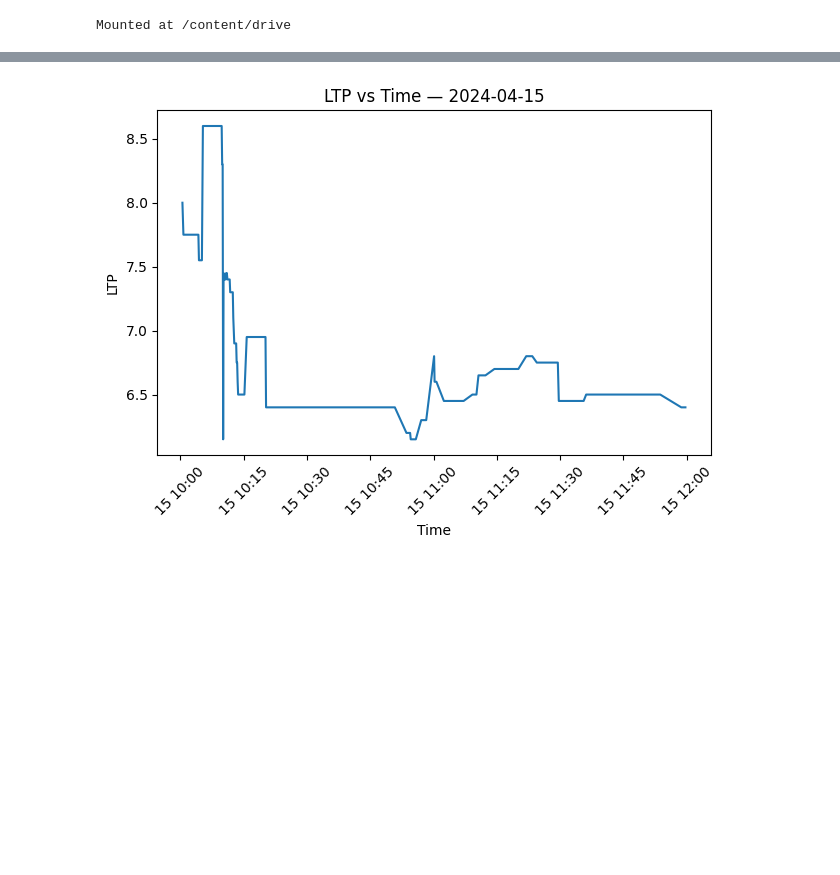
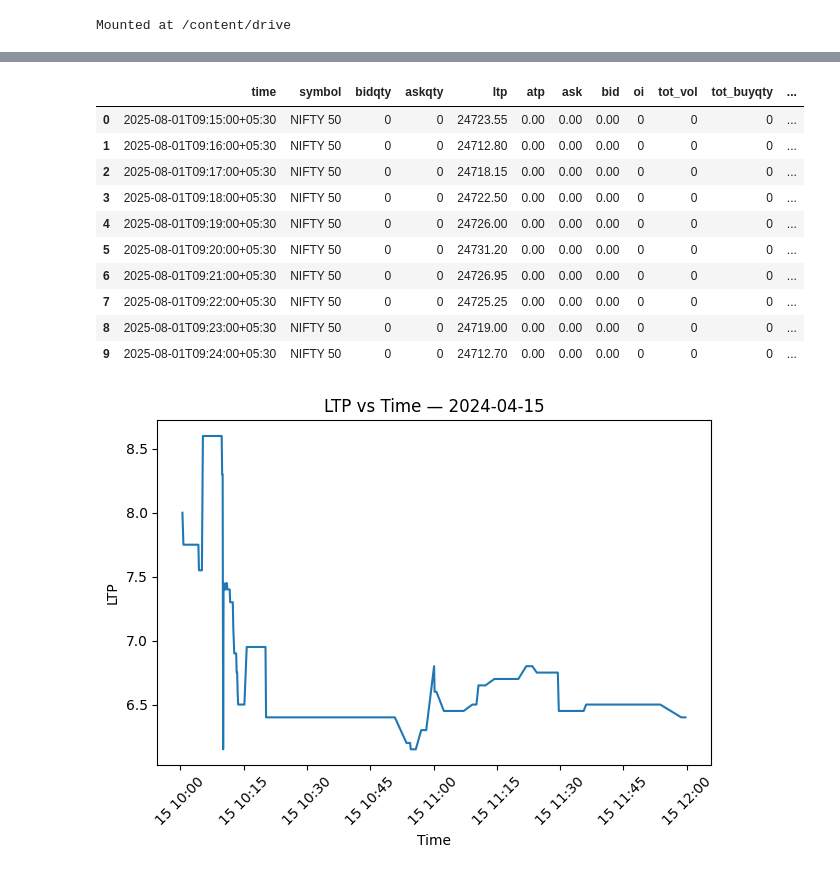
Before and after one commit to data-decode/wqu-capstone, a Jupyter notebook: WQU_Capstone.ipynb, the cells around one changed output, grey strips where cells are left out. Drawn from its saved outputs; the diff is of its cells as text; code cells hidden in the pictures; blank space fills up the shorter version.

Commit message:
fix for colab

```diff
--- a/WQU_Capstone.ipynb
+++ b/WQU_Capstone.ipynb
@@ -34,5 +36,8 @@ drive.mount('/content/drive')
 # %% [output]
 Mounted at /content/drive
+# %%
+# Comment this when running from colab
+path = './data/parquet_out'
 # %%
 # load dataset
 
@@ -56,3 +69,17 @@ print(df.head())
+# %%
+df.head(10)
+# %% [output]
+|  | time | symbol | bidqty | askqty | ltp | atp | ask | bid | oi | tot_vol | tot_buyqty | ... |
+| 0 | 2025-08-01T09:15:00+05:30 | NIFTY 50 | 0 | 0 | 24723.55 | 0.00 | 0.00 | 0.00 | 0 | 0 | 0 | ... |
+| 1 | 2025-08-01T09:16:00+05:30 | NIFTY 50 | 0 | 0 | 24712.80 | 0.00 | 0.00 | 0.00 | 0 | 0 | 0 | ... |
+| 2 | 2025-08-01T09:17:00+05:30 | NIFTY 50 | 0 | 0 | 24718.15 | 0.00 | 0.00 | 0.00 | 0 | 0 | 0 | ... |
+| 3 | 2025-08-01T09:18:00+05:30 | NIFTY 50 | 0 | 0 | 24722.50 | 0.00 | 0.00 | 0.00 | 0 | 0 | 0 | ... |
+| 4 | 2025-08-01T09:19:00+05:30 | NIFTY 50 | 0 | 0 | 24726.00 | 0.00 | 0.00 | 0.00 | 0 | 0 | 0 | ... |
+| 5 | 2025-08-01T09:20:00+05:30 | NIFTY 50 | 0 | 0 | 24731.20 | 0.00 | 0.00 | 0.00 | 0 | 0 | 0 | ... |
+| 6 | 2025-08-01T09:21:00+05:30 | NIFTY 50 | 0 | 0 | 24726.95 | 0.00 | 0.00 | 0.00 | 0 | 0 | 0 | ... |
+| 7 | 2025-08-01T09:22:00+05:30 | NIFTY 50 | 0 | 0 | 24725.25 | 0.00 | 0.00 | 0.00 | 0 | 0 | 0 | ... |
+| 8 | 2025-08-01T09:23:00+05:30 | NIFTY 50 | 0 | 0 | 24719.00 | 0.00 | 0.00 | 0.00 | 0 | 0 | 0 | ... |
+| 9 | 2025-08-01T09:24:00+05:30 | NIFTY 50 | 0 | 0 | 24712.70 | 0.00 | 0.00 | 0.00 | 0 | 0 | 0 | ... |
 # %%
 df['time'] = pd.to_datetime(df['time'])
 df = df.sort_values(['date', 'time'])
```
Also changed, not shown: parts of 2 cells of this notebook.
